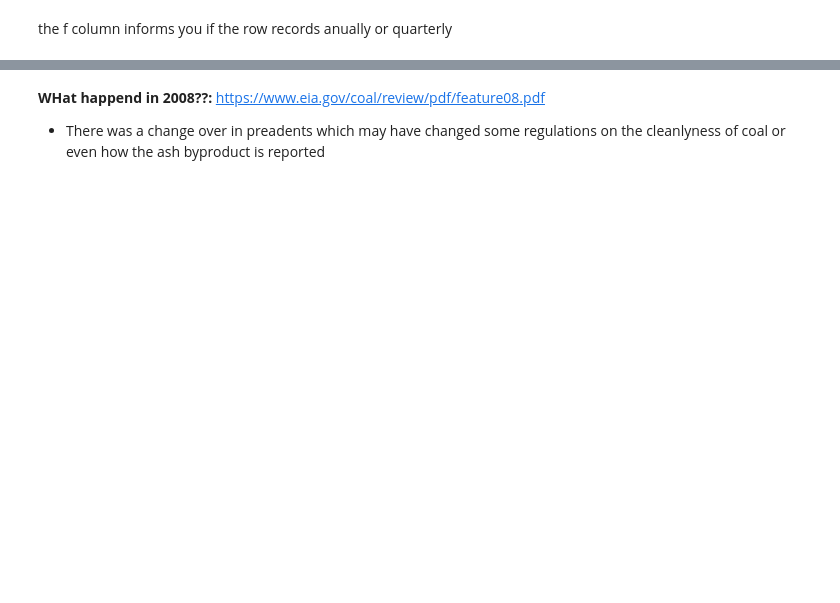
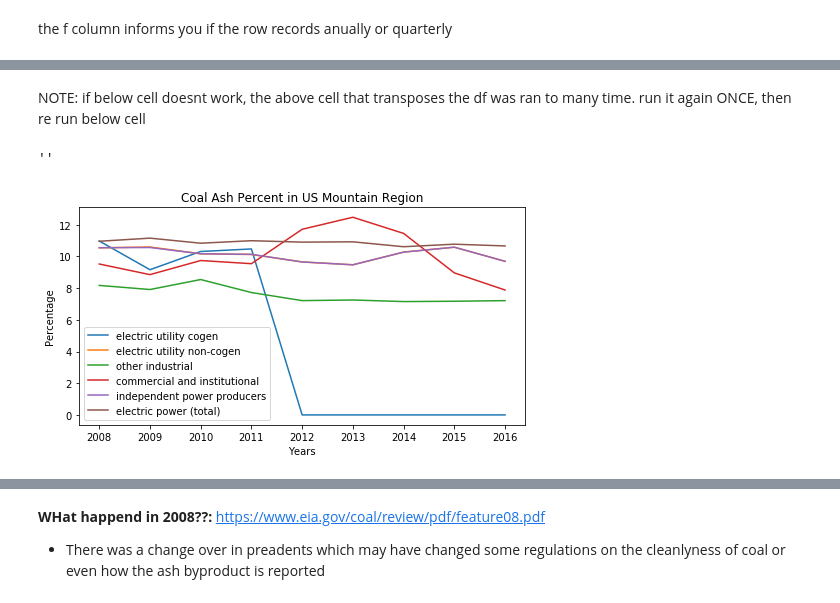
Before and after one commit to Iguanacolossus/energy-statistics, a Jupyter notebook: exploration.ipynb, the cells around one changed output, grey strips where cells are left out. Cells and saved outputs as stored; diff of their text form; code cells hidden in the pictures; blank space fills up the shorter version.

```diff
--- a/exploration.ipynb
+++ b/exploration.ipynb
@@ -194,0 +205,4 @@ Text(0.5, 0, 'percentage')
+# %%
+mountain_ash = ash_anual_state_df[ash_anual_state_df['name'].str.contains('Mountain')]
+for i in range(14):
+    print(mountain_ash['name'][i])
@@ -194,0 +230,7 @@ Text(0.5, 0, 'percentage')
+# %%
+mountain_ash = mountain_ash.reset_index().set_index('name')
+# and lets drop the "index" column and geography column
+mountain_ash.drop(['index',"geography"],axis=1,inplace=True)
+# %%
+mountain_ash = mountain_ash.T
+mountain_ash.head(16)
@@ -194,0 +255,32 @@ Text(0.5, 0, 'percentage')
+# %%
+# columns to compair for graph (because of all the nans i am going to look at only the last 8 years)
+cols = ['Ash content : Mountain (total) : electric utility cogen : annual',
+'Ash content : Mountain (total) : electric utility non-cogen : annual',
+'Ash content : Mountain (total) : other industrial : annual',
+'Ash content : Mountain (total) : commercial and institutional : annual',
+'Ash content : Mountain (total) : independent power producers (total) : annual',
+'Ash content : Mountain (total) : electric power (total) : annual']
+
+labels = ['electric utility cogen','electric utility non-cogen','other industrial','commercial and institutional','independent power producers','electric power (total)']
+
+x = [2008,2009,2010,2011,2012,2013,2014,2015,2016]
+# %% [markdown]
+NOTE: if below cell doesnt work, the above cell that transposes the df was ran to many time. run it again ONCE, then re run below cell
+# %%
+import matplotlib.pyplot as plt
+fig, axs = plt.subplots()
+fig.set_size_inches(8,4)
+
+for i, column in enumerate(cols):
+    axs.plot(x,mountain_ash[column][-9:],label = labels[i])
+
+
+axs.legend()
+axs.set_title('Coal Ash Percent in US Mountain Region')
+axs.set_ylabel('Percentage')
+axs.set_xlabel('Years')
+plt.savefig('images/mountain-ash.png')
+;
+# %% [output]
+''
+[figure, added]
```
Also changed, not shown: parts of 71 cells of this notebook, 19 other files.
